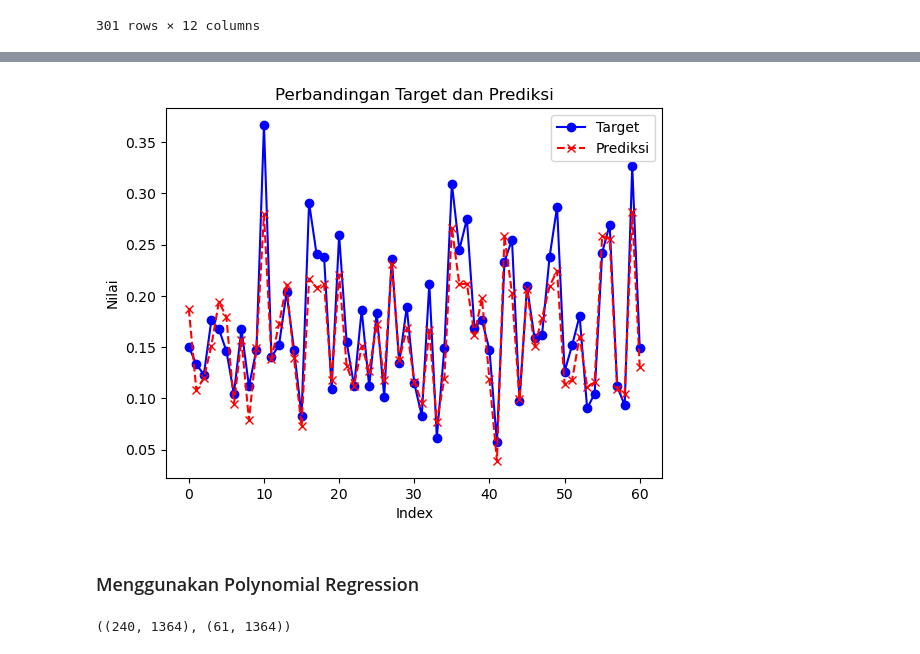
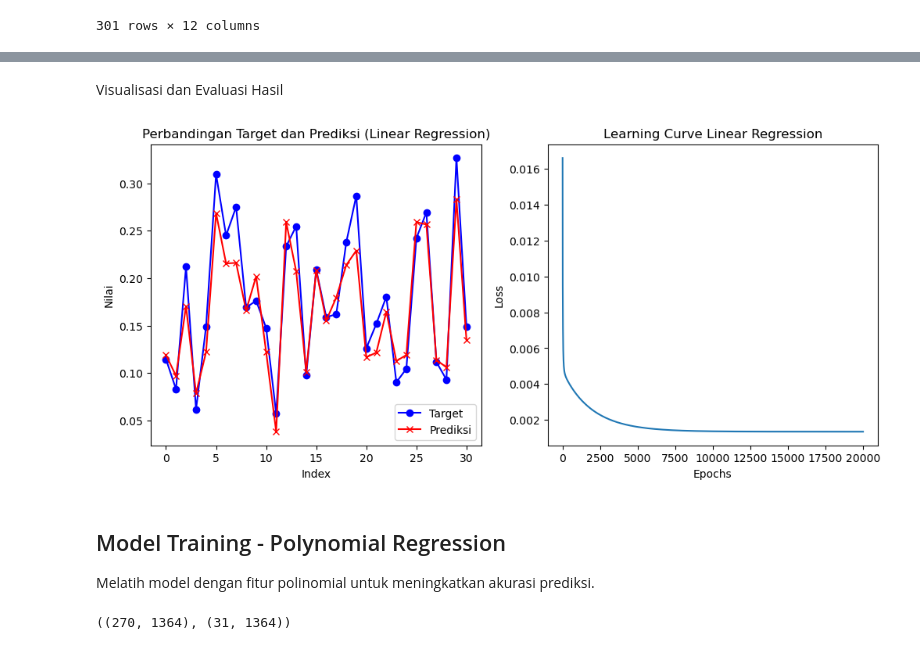
Before and after one commit to S4njuuu3291/multiple-linreg-scratch, a Jupyter notebook: notebook.ipynb, the cells around one changed output, grey strips where cells are left out. Saved outputs shown, nothing was run; the diff lists cells and outputs as text; code cells hidden in the pictures.

```diff
--- a/notebook.ipynb
+++ b/notebook.ipynb
@@ -7,5 +11,5 @@ import matplotlib.pyplot as plt
 # %%
-df = pd.read_csv("dataset/car data.csv")
+df = pd.read_csv("dataset/car_data.csv")
 df.head(5)
 # %% [output]
 |  | Car_Name | Year | Selling_Price | Present_Price | Kms_Driven | Fuel_Type | Seller_Type | Transmission | ... |
@@ -196,11 +215,11 @@ def gradient_descent(X, y, w, b, epochs=500, alpha=0.01):
 # %%
 X = np.array(X)
 y = np.array(y)
-X_train = X[:int(len(X)*0.8)]
-X_test = X[int(len(X)*0.8):]
+X_train = X[:int(len(X)*0.9)]
+X_test = X[int(len(X)*0.9):]
 
-y_train = y[:int(len(y)*0.8)]
-y_test = y[int(len(y)*0.8):]
+y_train = y[:int(len(y)*0.9)]
+y_test = y[int(len(y)*0.9):]
 print(X_train.shape,X_test.shape)
 print(y_train.shape,y_test.shape)
 # %% [output]
@@ -209,5 +231,5 @@ print(y_train.shape,y_test.shape)
 # %%
 w_linreg = np.zeros(X_train.shape[1])
 b_linreg = 0
-loss_hist,w_linreg,b_linreg = gradient_descent(X_train,y_train,w_linreg,b_linreg,epochs=20000,alpha=0.1)
+lin_reg_loss_hist,w_linreg,b_linreg = gradient_descent(X_train,y_train,w_linreg,b_linreg,epochs=20000,alpha=0.05)
 # %% [output]
@@ -223,21 +248,29 @@ Final Loss: 0.001463229019051161
+# %% [markdown]
+Visualisasi dan Evaluasi Hasil
 # %%
-prediksi = np.dot(w_linreg, X_test.T) + b_linreg
+plt.figure(figsize=(12,5))
+plt.subplot(1,2,1)
 
-target = y_test
-
-residuals = target - prediksi  # Selisih antara target dan prediksi
-
-plt.plot(target, label='Target', marker='o', linestyle='-', color='b')
-plt.plot(prediksi, label='Prediksi', marker='x', linestyle='--', color='r')
+plt.plot(target, label='Target', marker='o', color='b')
+plt.plot(prediksi, label='Prediksi', marker='x', color='r')
 plt.xlabel('Index')
 plt.ylabel('Nilai')
-plt.title('Perbandingan Target dan Prediksi')
+plt.title('Perbandingan Target dan Prediksi (Linear Regression)')
 plt.legend()
+
+plt.subplot(1,2,2)
+plt.plot(lin_reg_loss_hist)
+plt.xlabel('Epochs')
+plt.ylabel('Loss')
+plt.title('Learning Curve Linear Regression')
 plt.show()
+
+plt.show()
 # %% [output]
-[figure, old version]
+[figure, new version]
-# %% [markdown]
-### Menggunakan Polynomial Regression
+# %% [markdown]
+## Model Training - Polynomial Regression
+Melatih model dengan fitur polinomial untuk meningkatkan akurasi prediksi.
 # %%
 from sklearn.preprocessing import PolynomialFeatures
 
@@ -246,7 +279,7 @@ X_train_polynomial = poly.fit_transform(X_train)
 X_test_polynomial = poly.fit_transform(X_test)
 X_train_polynomial.shape,X_test_polynomial.shape
 # %% [output]
-((240, 1364), (61, 1364))
+((270, 1364), (31, 1364))
 # %%
 w_poly_reg = np.zeros(X_train_polynomial.shape[1])
 b_poly_reg = 0
```
Also changed, not shown: parts of 27 cells of this notebook, 11 other files.
